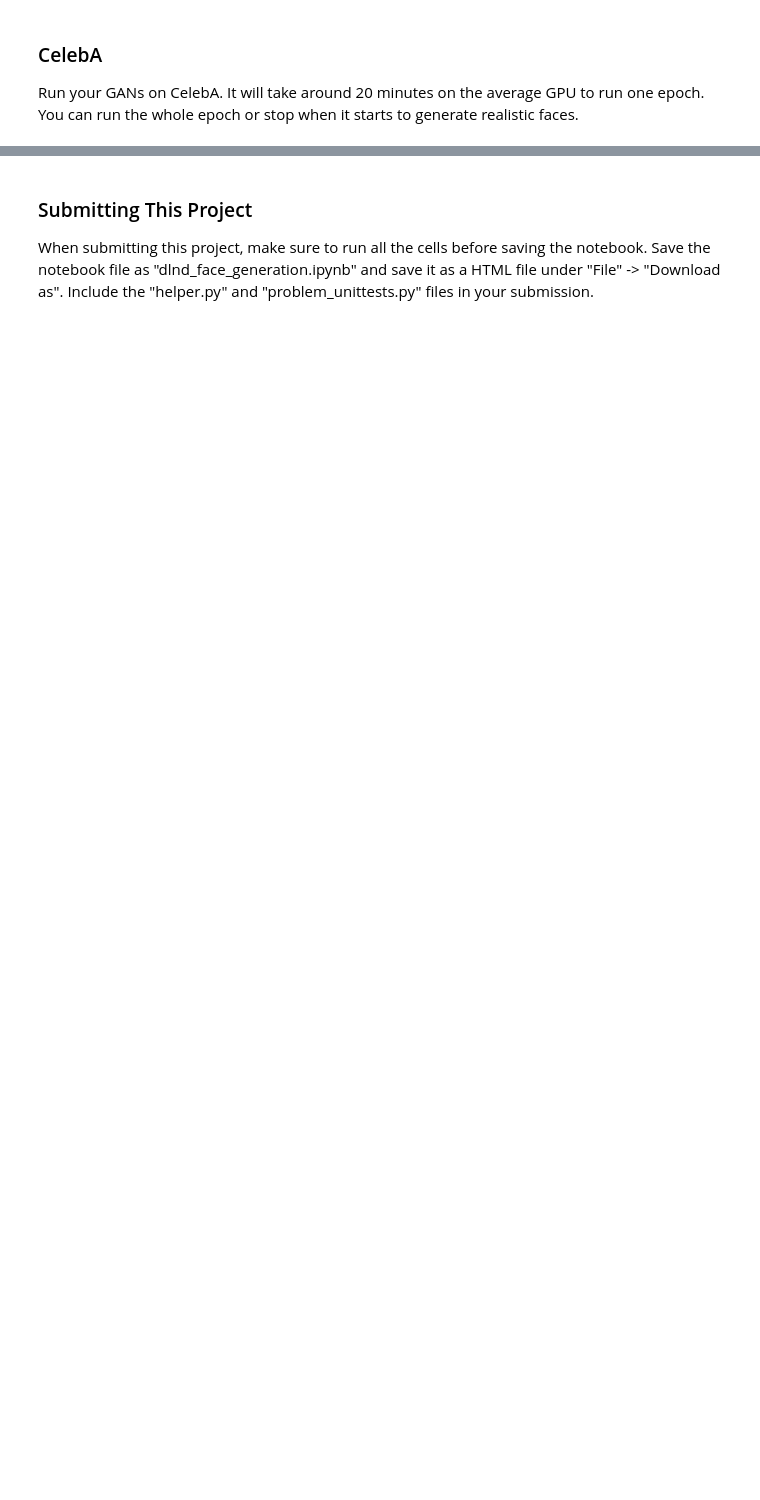
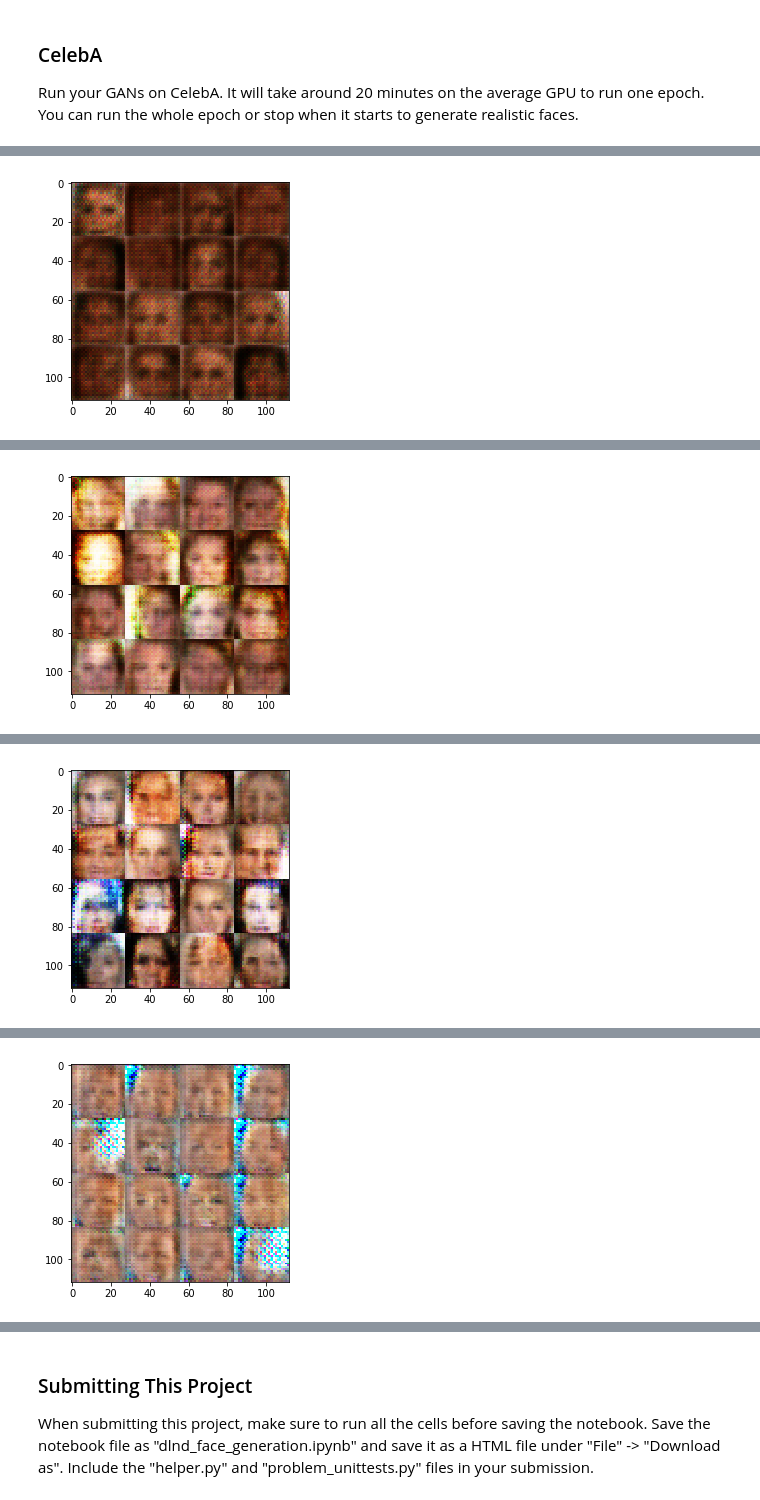
Before and after one commit to boopalanjayaraman/DeepLearning-Exercises, a Jupyter notebook: Face Generation/dlnd_face_generation.ipynb, the cells around one changed output, grey strips where cells are left out. Drawn from its saved outputs; the diff is of its cells as text; code cells hidden in the pictures; blank space fills up the shorter version.

```diff
--- a/Face Generation/dlnd_face_generation.ipynb
+++ b/Face Generation/dlnd_face_generation.ipynb
@@ -427,8 +495,8 @@ Run your GANs on CelebA.  It will take around 20 minutes on the average GPU to r
 # %%
 batch_size = 128
 z_dim = 100
-learning_rate = 0.0002
-beta1 = 0.5
+learning_rate = 0.001
+beta1 = 0.1
 
 
 """
@@ -440,3 +508,4 @@ celeba_dataset = helper.Dataset('celeba', glob(os.path.join(data_dir, 'img_align
 with tf.Graph().as_default():
     train(epochs, batch_size, z_dim, learning_rate, beta1, celeba_dataset.get_batches,
           celeba_dataset.shape, celeba_dataset.image_mode)
+# %% [output]
@@ -442,0 +522 @@ with tf.Graph().as_default():
+[figure, added]
@@ -442,0 +533 @@ with tf.Graph().as_default():
+[figure, added]
@@ -442,0 +544 @@ with tf.Graph().as_default():
+[figure, added]
@@ -442,0 +555 @@ with tf.Graph().as_default():
+[figure, added]
```
Also changed, not shown: parts of 8 cells of this notebook, 1 other file.
